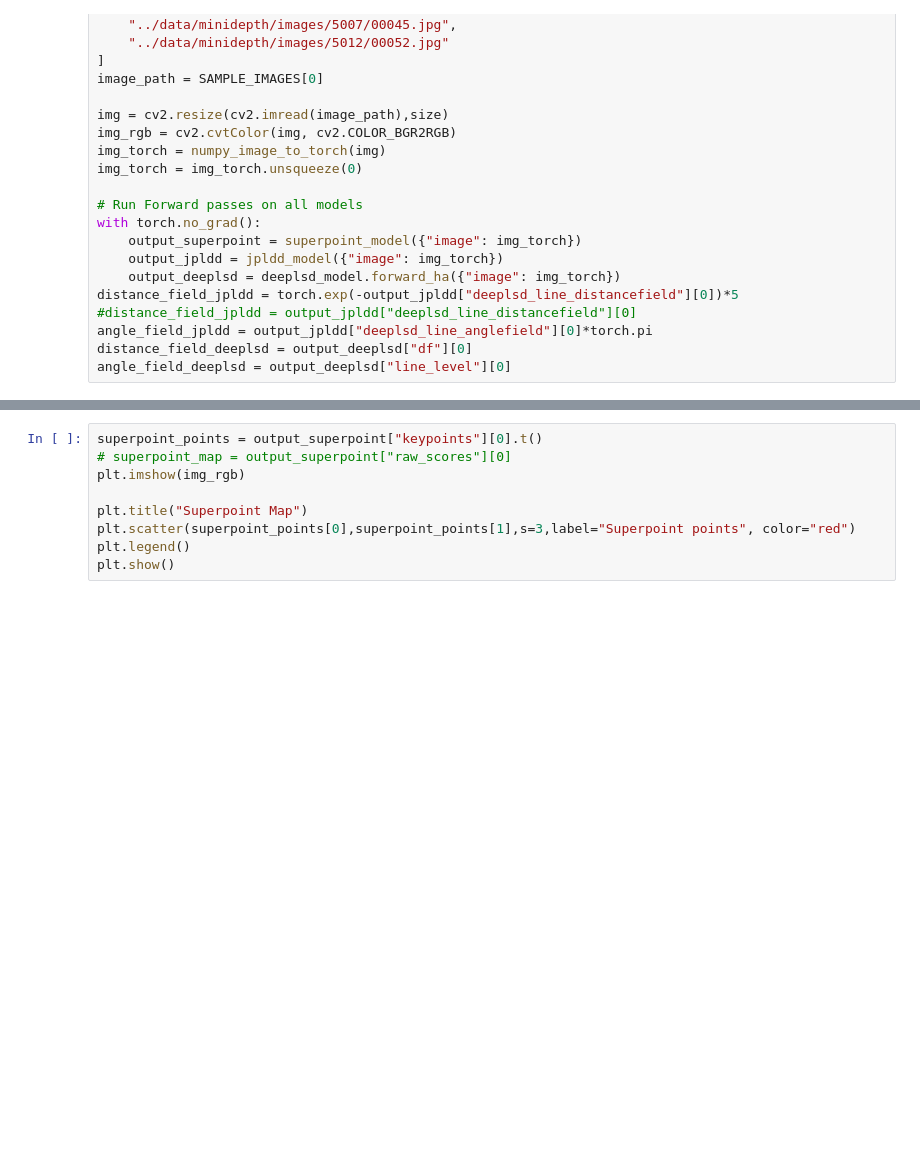
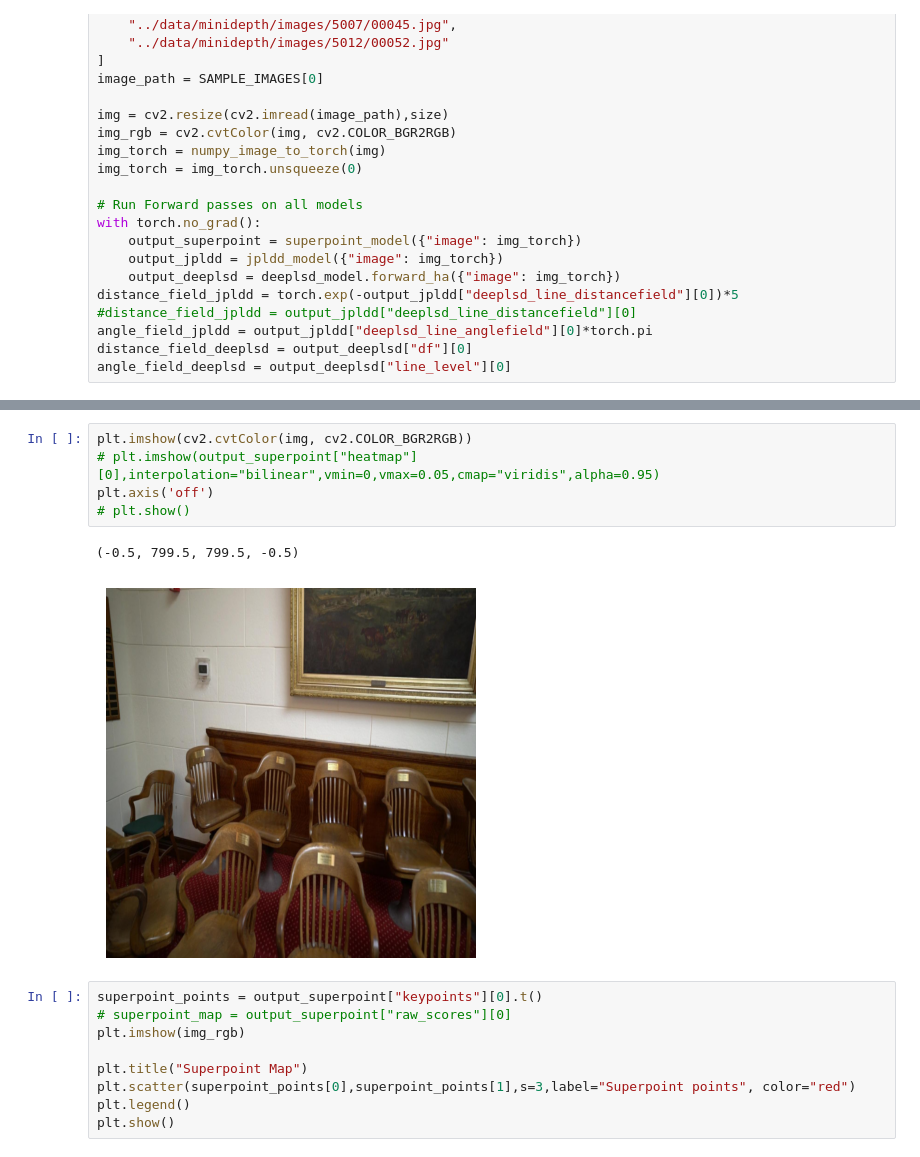
Before and after one commit to RaphaelKreft/glue-factory, a Jupyter notebook: notebooks/training_visualization.ipynb, the cells around one changed output, grey strips where cells are left out. Cells and saved outputs as stored; diff of their text form; blank space fills up the shorter version.

```diff
--- a/notebooks/training_visualization.ipynb
+++ b/notebooks/training_visualization.ipynb
@@ -123,3 +155,11 @@ f.set_figheight(7)
+# %%
+plt.imshow(cv2.cvtColor(img, cv2.COLOR_BGR2RGB))
+# plt.imshow(output_superpoint["heatmap"][0],interpolation="bilinear",vmin=0,vmax=0.05,cmap="viridis",alpha=0.95)
+plt.axis('off')
+# plt.show()
+# %% [output]
+(-0.5, 799.5, 799.5, -0.5)
+[figure, added]
 # %%
 superpoint_points = output_superpoint["keypoints"][0].t()
 # superpoint_map = output_superpoint["raw_scores"][0]
```
Also changed, not shown: parts of 4 cells of this notebook.
